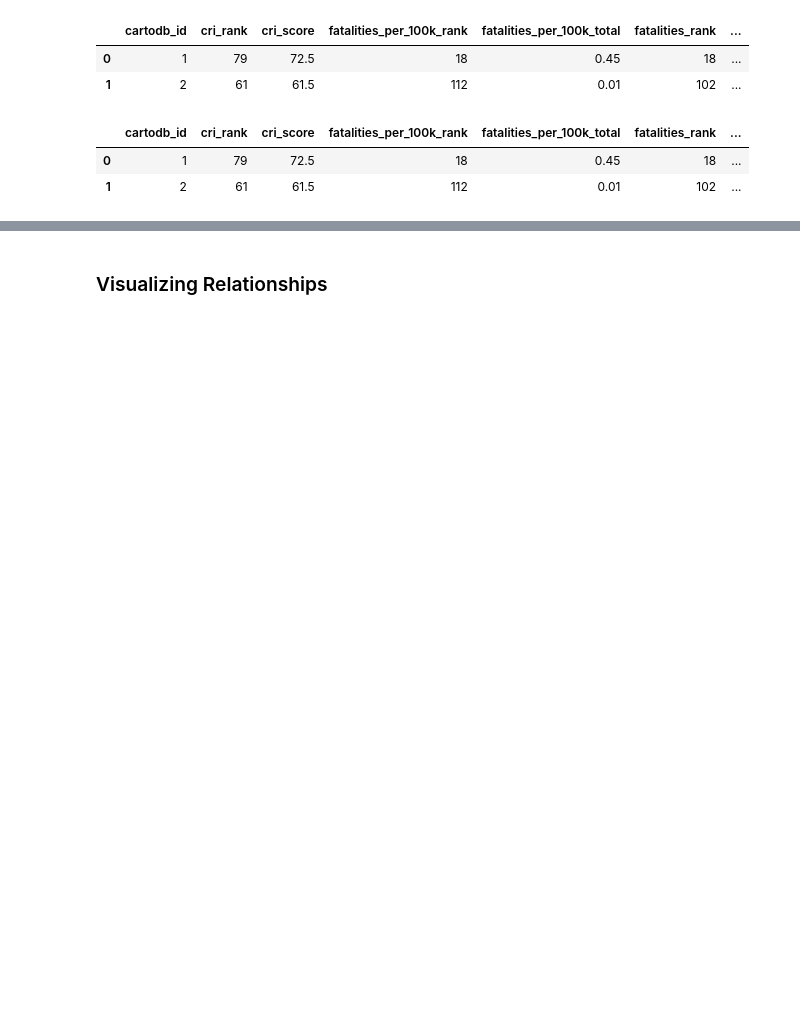
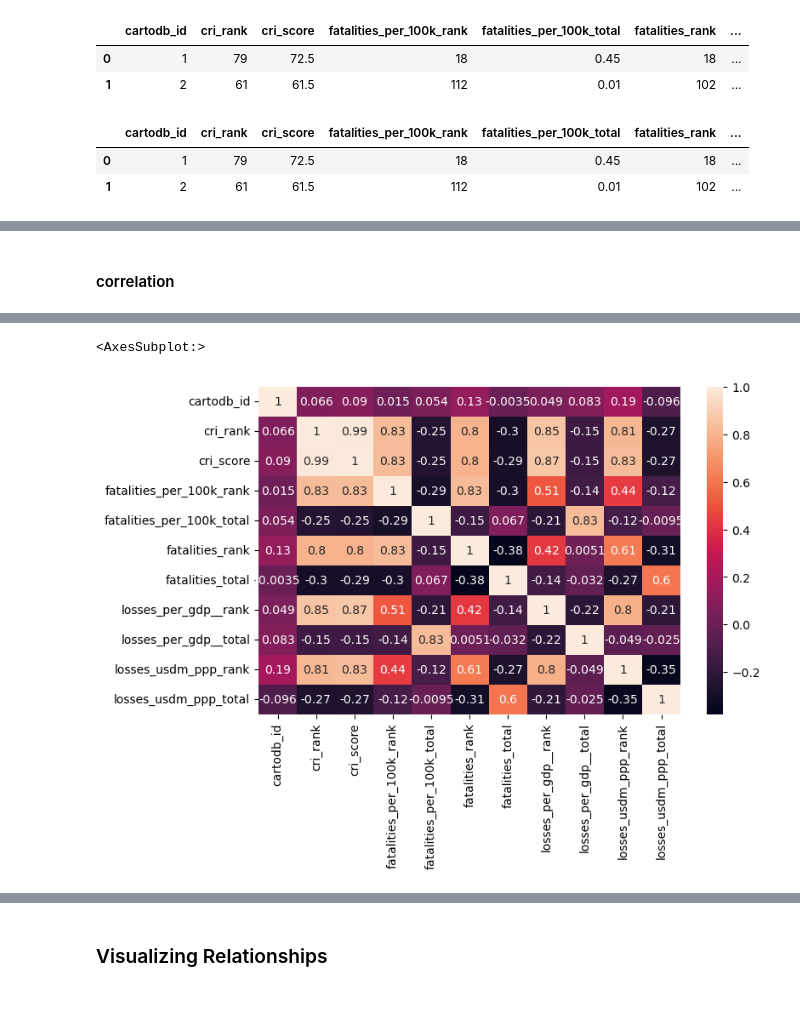
Before and after one commit to tahmee/SVC-Premiere-Project, a Jupyter notebook: SVC project.ipynb, the cells around one changed output, grey strips where cells are left out. Saved outputs shown, nothing was run; the diff lists cells and outputs as text; code cells hidden in the pictures; blank space fills up the shorter version.

```diff
--- a/SVC project.ipynb
+++ b/SVC project.ipynb
@@ -266,3 +262,5 @@ sns.lmplot(x = 'cri_rank', y ='losses_per_gdp__rank', data = df)
+# %% [markdown]
+#### correlation
 # %%
 df.corr()
 # %% [output]
@@ -278,3 +276,10 @@ df.corr()
 | losses_per_gdp__total | 0.082771 | -0.151620 | -0.154610 | -0.139589 | 0.829115 | 0.005140 | ... |
 | losses_usdm_ppp_rank | 0.185459 | 0.814919 | 0.829412 | 0.439927 | -0.123214 | 0.613882 | ... |
 | losses_usdm_ppp_total | -0.095569 | -0.272639 | -0.266617 | -0.124318 | -0.009489 | -0.308724 | ... |
+# %%
+#heatmap for original dataframe
+plt.figure(figsize=(8, 5))
+sns.heatmap(df.corr(), annot = True)
+# %% [output]
+<AxesSubplot:>
+[figure, added]
```
Also changed, not shown: parts of 17 cells of this notebook.
